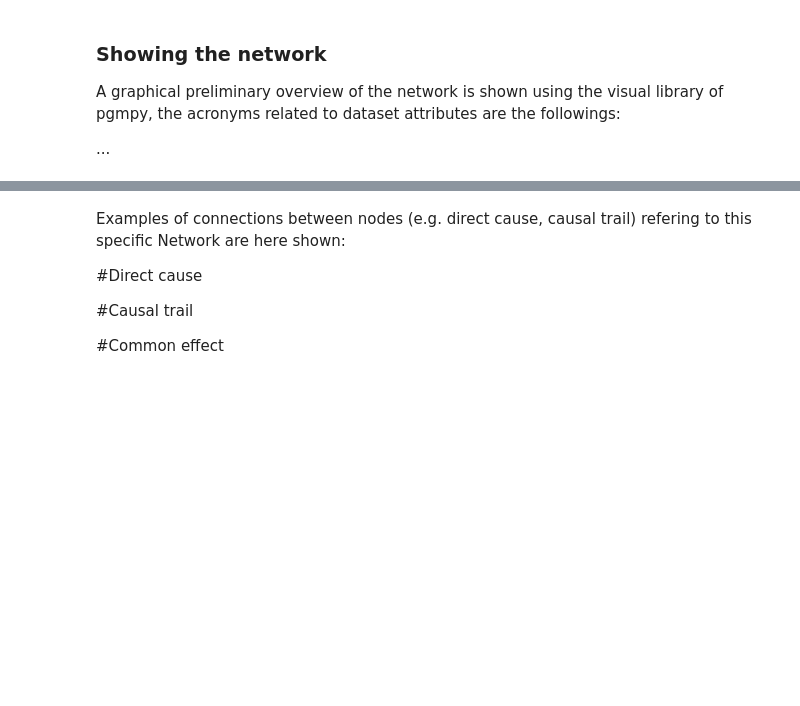
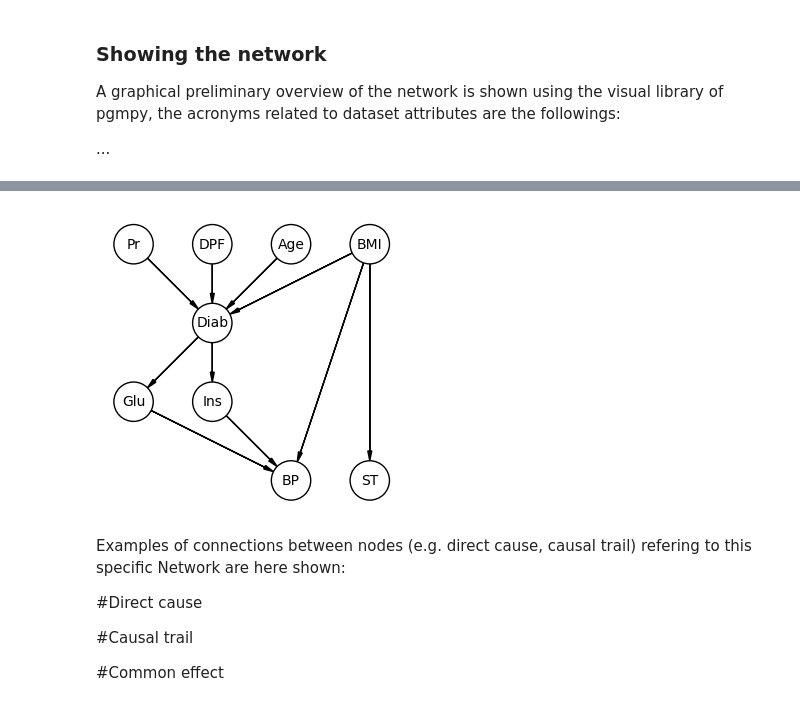
Before and after one commit to LucaZucchini97/Project_Venieri_Zucchini, a Jupyter notebook: FAIKR3_project_Venieri_Zucchini.ipynb, the cells around one changed output, grey strips where cells are left out. Drawn from its saved outputs; the diff is of its cells as text; code cells hidden in the pictures; blank space fills up the shorter version.

```diff
--- a/FAIKR3_project_Venieri_Zucchini.ipynb
+++ b/FAIKR3_project_Venieri_Zucchini.ipynb
@@ -285,32 +513,35 @@ A graphical preliminary overview of the network is shown using the visual librar
 # %%
 import daft
 import matplotlib.pyplot as plt
 from daft import PGM
 
 pgm = PGM()
 
 pgm.add_node(daft.Node('Pr', "Pr", 1, 4))
 pgm.add_node(daft.Node('DPF', "DPF", 2, 4))
 pgm.add_node(daft.Node('Age', "Age", 3, 4))
+pgm.add_node(daft.Node('BMI', "BMI", 4, 4))
 
 pgm.add_node(daft.Node('Diab', "Diab", 2, 3))
 
 pgm.add_node(daft.Node('Glu', "Glu", 1, 2))
 pgm.add_node(daft.Node('Ins', "Ins", 2, 2))
-pgm.add_node(daft.Node('ST', "ST", 3, 2))
-pgm.add_node(daft.Node('BP', "BP", 4, 2))
 
-pgm.add_node(daft.Node('BMI', "BMI", 1.5, 1))
+pgm.add_node(daft.Node('BP', "BP", 3, 1))
+pgm.add_node(daft.Node('ST', "ST", 4, 1))
 
 pgm.add_edge('Pr', 'Diab')
 pgm.add_edge('DPF', 'Diab')
 pgm.add_edge('Age', 'Diab')
+pgm.add_edge('BMI','Diab')
+pgm.add_edge('BMI','ST')
+pgm.add_edge('BMI', 'BP')
 pgm.add_edge('Diab', 'Glu')
 pgm.add_edge('Diab', 'Ins')
-pgm.add_edge('Diab', 'ST')
-pgm.add_edge('Diab', 'BP')
-pgm.add_edge('Glu', 'BMI')
-pgm.add_edge('Ins', 'BMI')
+pgm.add_edge('Glu', 'BP')
+pgm.add_edge('Ins', 'BP')
 
 pgm.render()
 plt.show()
+# %% [output]
+[figure, added]
```
Also changed, not shown: parts of 48 cells of this notebook.
